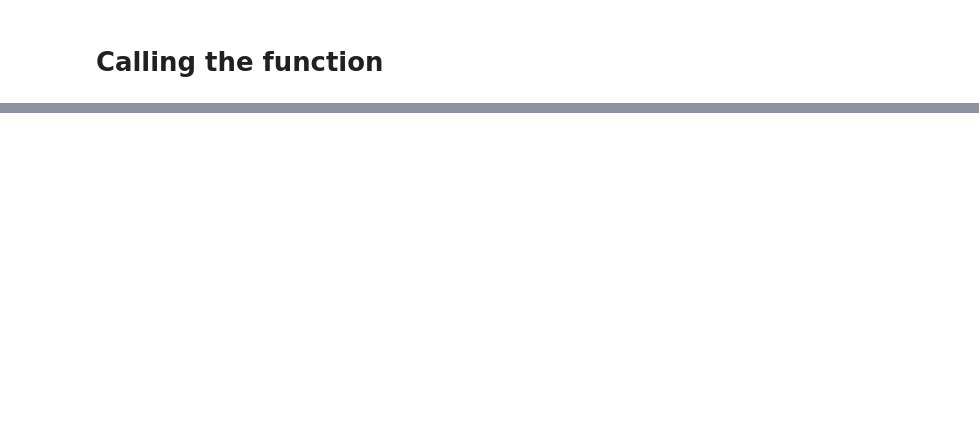
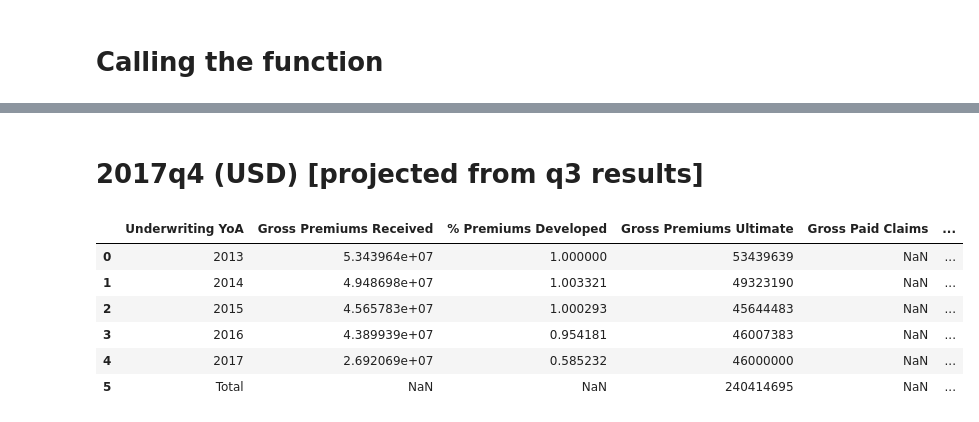
Before and after one commit to fk20268/How2, a Jupyter notebook: triangle_notebook.ipynb, the cells around one changed output, grey strips where cells are left out. Drawn from its saved outputs; the diff is of its cells as text; code cells hidden in the pictures; blank space fills up the shorter version.

```diff
--- a/triangle_notebook.ipynb
+++ b/triangle_notebook.ipynb
@@ -923,0 +1082,33 @@ createGraphs(df, 'Gross Paid Claims')
+# %% [markdown]
+# 2017q4 (USD) [projected from q3 results]
+# %%
+df_2017q4Projected = tabledf.copy()
+
+
+df_2017q4Projected['Development period'] = df_grossInc['Latest development period']
+
+#merge the projected percentages into this DataFrame for each of the latest development periods
+tempdf=df_2017q4Projected.merge(expectedq4pos[['Development period','Premiums']], how='left', on='Development period')
+#rename the column so its correct and remove the erroneous one
+df_2017q4Projected['% Premiums Developed']= tempdf['Premiums']
+
+#fill gross paid claims with NaN values
+df_2017q4Projected['Gross Paid Claims']=np.nan
+
+#alter the Gross Premiums Received column to be % Premiums Developed * Gross Premiums Ultimate
+df_2017q4Projected['Gross Premiums Received']= df_2017q4Projected['Gross Premiums Ultimate'] * df_2017q4Projected['% Premiums Developed']
+
+#alter the Gross Incurred Claims column to be % Claims developed * Gross Claims Ultimate
+#df_2017q4Projected['Gross Incurred Claims'] = df_2017q4Projected['% Claims Developed']* df_2017q4Projected['Gross Claims Ultimate']
+
+df_2017q4Projected.drop(['Development period'], axis=1, inplace = True)
+
+display(df_2017q4Projected)
+# %% [output]
+|  | Underwriting YoA | Gross Premiums Received | % Premiums Developed | Gross Premiums Ultimate | Gross Paid Claims | ... |
+| 0 | 2013 | 5.343964e+07 | 1.000000 | 53439639 | NaN | ... |
+| 1 | 2014 | 4.948698e+07 | 1.003321 | 49323190 | NaN | ... |
+| 2 | 2015 | 4.565783e+07 | 1.000293 | 45644483 | NaN | ... |
+| 3 | 2016 | 4.389939e+07 | 0.954181 | 46007383 | NaN | ... |
+| 4 | 2017 | 2.692069e+07 | 0.585232 | 46000000 | NaN | ... |
+| 5 | Total | NaN | NaN | 240414695 | NaN | ... |
```
Also changed, not shown: parts of 11 cells of this notebook, 5 other files.
